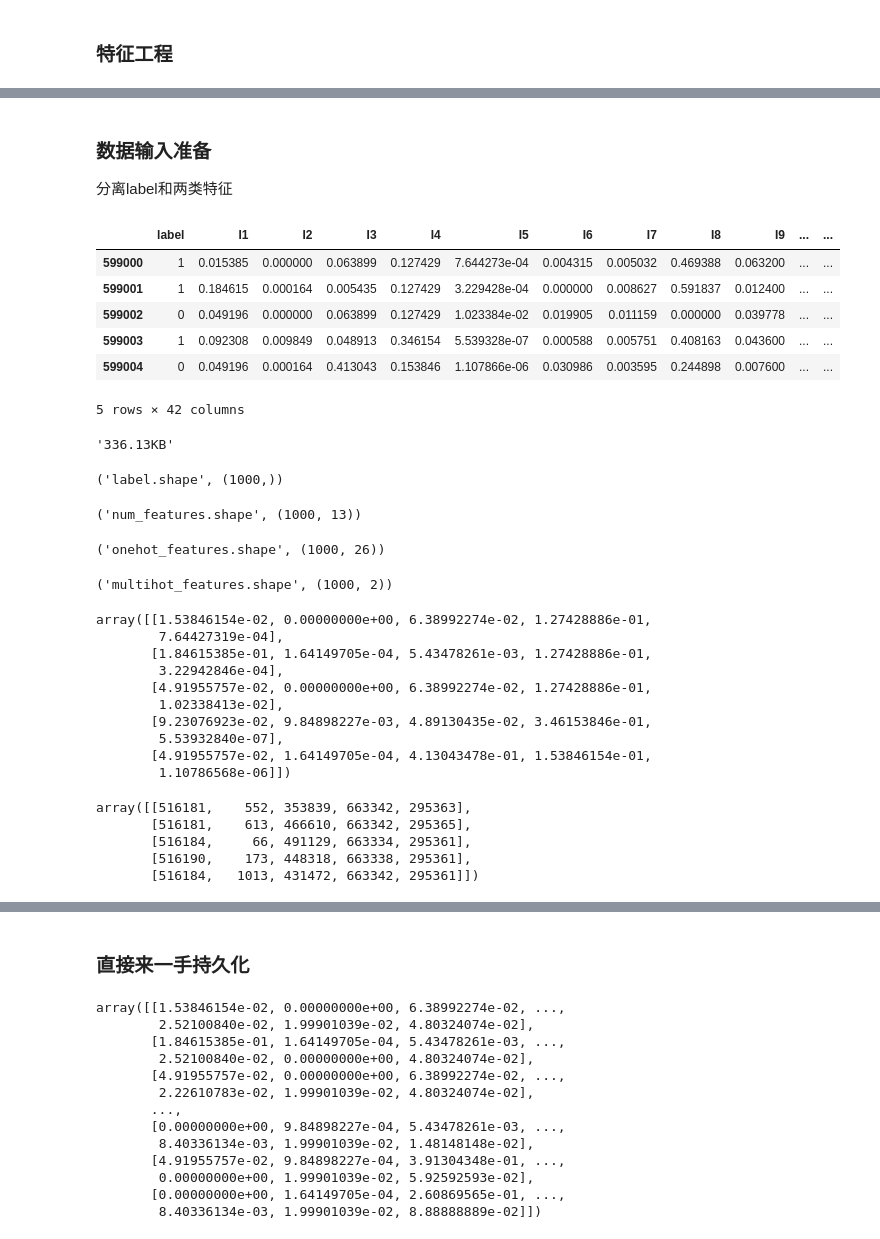
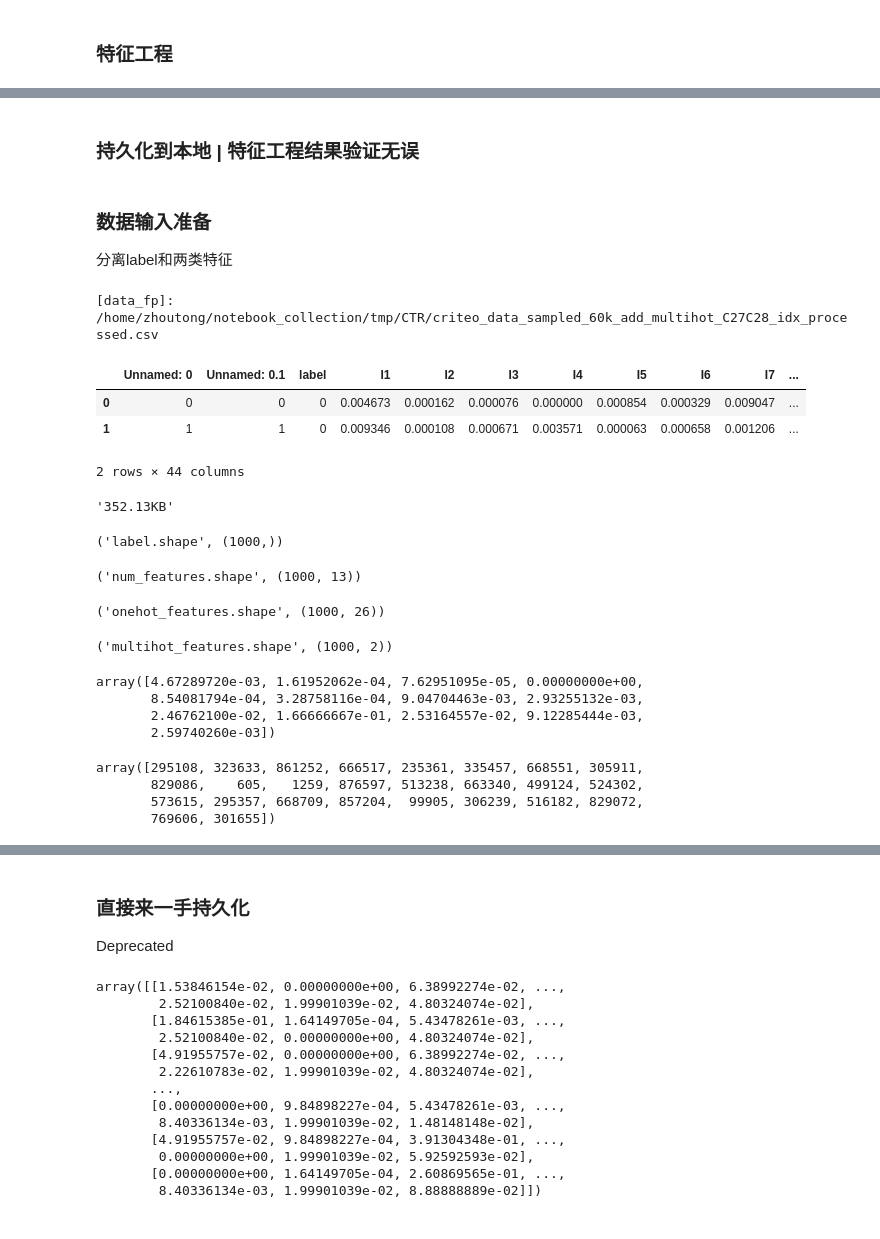
Before and after one commit to Zachary4biz/notebook_collection, a Jupyter notebook: DeepFM_TF2.ipynb, the cells around one changed output, grey strips where cells are left out. Saved outputs shown, nothing was run; the diff lists cells and outputs as text; code cells hidden in the pictures.

```diff
--- a/DeepFM_TF2.ipynb
+++ b/DeepFM_TF2.ipynb
@@ -341,0 +374,2 @@ df_featured.head(5)
+# %% [markdown]
+### 持久化到本地 | 特征工程结果验证无误
@@ -342,49 +404,69 @@ df_featured.head(5)
 # %% [markdown]
 ### 数据输入准备
 分离label和两类特征
+# %%
+##########
+# data_fp
+##########
+base_dir="/home/zhoutong/notebook_collection/tmp/CTR"
+data_fp=os.path.join(base_dir,"criteo_data_sampled_60k_add_multihot_C27C28_idx_processed.csv")
+print("[data_fp]: "+data_fp)
+
+##################
+# 3 kinds feature
+##################
+cat_feat=["C{}".format(i) for i in range(1,29)]
+num_feat=["I{}".format(i) for i in range(1,14)]
+onehot_feat=["C{}".format(i) for i in range(1,27)]
+multihot_feat = ["C27","C28"]
+
+##################
+# load featureMap
+##################
+with open(os.path.join(base_dir,"cat_featureMap.pkl"),"rb") as frb:
+    cat_featureMap = pickle.load(frb)
+
+with open(os.path.join(base_dir,"cat_featureIdx_beginAt.pkl"),"rb") as frb:
+    cat_featureIdx_beginAt = pickle.load(frb)
+# %% [output]
+[data_fp]: /home/zhoutong/notebook_collection/tmp/CTR/criteo_data_sampled_60k_add_multihot_C27C28_idx_processed.csv
 # %%
-df_idx_ = df_featured.copy()
-df_idx_.head(5)
+##########
+# 检查数据
+##########
+fn_split2list=lambda x:[int(i) for i in x.strip("[]").split(",") if i != ""]
+df_idx_ = pd.read_csv(data_fp,nrows=1000,converters={"C27":fn_split2list,"C28":fn_split2list})
+df_idx_.head(2)
 "{:.2f}KB".format(df_idx_.memory_usage().sum()/1e3)
 label=df_idx_.pop("label").values
 num_features=df_idx_[num_feat].values
 cat_features=df_idx_[cat_feat].values
 multihot_features=df_idx_[multihot_feat].values
 onehot_features = df_idx_[list(set(cat_feat) - set(multihot_feat))].values
 
 "label.shape",label.shape
 "num_features.shape",num_features.shape
 "onehot_features.shape",onehot_features.shape
 "multihot_features.shape",multihot_features.shape
 
-num_features[:5,:5]
-onehot_features[:5,:5]
-multihot_features[:5,:5]
+num_features[0]
+onehot_features[0]
+multihot_features[0]
 # %% [output]
-|  | label | I1 | I2 | I3 | I4 | I5 | I6 | I7 | I8 | I9 | ... | ... |
-| 599000 | 1 | 0.015385 | 0.000000 | 0.063899 | 0.127429 | 7.644273e-04 | 0.004315 | 0.005032 | 0.469388 | 0.063200 | ... | ... |
-| 599001 | 1 | 0.184615 | 0.000164 | 0.005435 | 0.127429 | 3.229428e-04 | 0.000000 | 0.008627 | 0.591837 | 0.012400 | ... | ... |
-| 599002 | 0 | 0.049196 | 0.000000 | 0.063899 | 0.127429 | 1.023384e-02 | 0.019905 | 0.011159 | 0.000000 | 0.039778 | ... | ... |
-| 599003 | 1 | 0.092308 | 0.009849 | 0.048913 | 0.346154 | 5.539328e-07 | 0.000588 | 0.005751 | 0.408163 | 0.043600 | ... | ... |
-| 599004 | 0 | 0.049196 | 0.000164 | 0.413043 | 0.153846 | 1.107866e-06 | 0.030986 | 0.003595 | 0.244898 | 0.007600 | ... | ... |
+|  | Unnamed: 0 | Unnamed: 0.1 | label | I1 | I2 | I3 | I4 | I5 | I6 | I7 | ... |
+| 0 | 0 | 0 | 0 | 0.004673 | 0.000162 | 0.000076 | 0.000000 | 0.000854 | 0.000329 | 0.009047 | ... |
+| 1 | 1 | 1 | 0 | 0.009346 | 0.000108 | 0.000671 | 0.003571 | 0.000063 | 0.000658 | 0.001206 | ... |
-5 rows × 42 columns
+2 rows × 44 columns
-'336.13KB'
+'352.13KB'
 ('label.shape', (1000,))
 ('num_features.shape', (1000, 13))
 ('onehot_features.shape', (1000, 26))
 ('multihot_features.shape', (1000, 2))
-array([[1.53846154e-02, 0.00000000e+00, 6.38992274e-02, 1.27428886e-01,
-        7.64427319e-04],
-       [1.84615385e-01, 1.64149705e-04, 5.43478261e-03, 1.27428886e-01,
-        3.22942846e-04],
-       [4.91955757e-02, 0.00000000e+00, 6.38992274e-02, 1.27428886e-01,
-        1.02338413e-02],
-       [9.23076923e-02, 9.84898227e-03, 4.89130435e-02, 3.46153846e-01,
-        5.53932840e-07],
-       [4.91955757e-02, 1.64149705e-04, 4.13043478e-01, 1.53846154e-01,
-        1.10786568e-06]])
+array([4.67289720e-03, 1.61952062e-04, 7.62951095e-05, 0.00000000e+00,
+       8.54081794e-04, 3.28758116e-04, 9.04704463e-03, 2.93255132e-03,
+       2.46762100e-02, 1.66666667e-01, 2.53164557e-02, 9.12285444e-03,
+       2.59740260e-03])
-array([[516181,    552, 353839, 663342, 295363],
-       [516181,    613, 466610, 663342, 295365],
-       [516184,     66, 491129, 663334, 295361],
-       [516190,    173, 448318, 663338, 295361],
-       [516184,   1013, 431472, 663342, 295361]])
+array([295108, 323633, 861252, 666517, 235361, 335457, 668551, 305911,
+       829086,    605,   1259, 876597, 513238, 663340, 499124, 524302,
+       573615, 295357, 668709, 857204,  99905, 306239, 516182, 829072,
+       769606, 301655])
@@ -401,6 +475,8 @@ array([[list([886409, 887083, 886588, 886092, 886012, 886741, 886918, 887480, 88
       dtype=object)
 # %% [markdown]
 ### 直接来一手持久化
+
+Deprecated
 # %%
 import pickle
 
```
Also changed, not shown: parts of 48 cells of this notebook, 1 other file.
